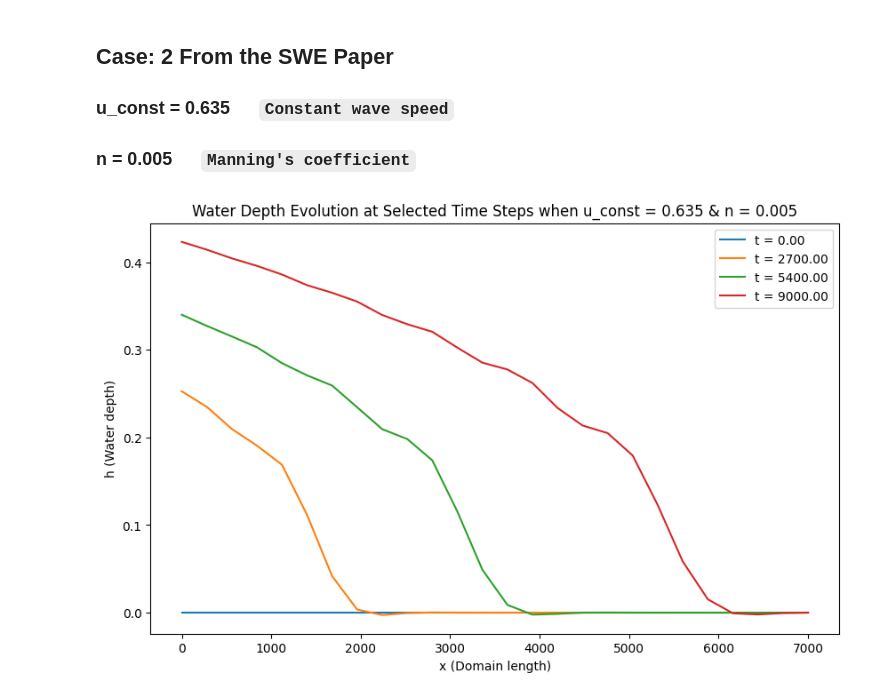
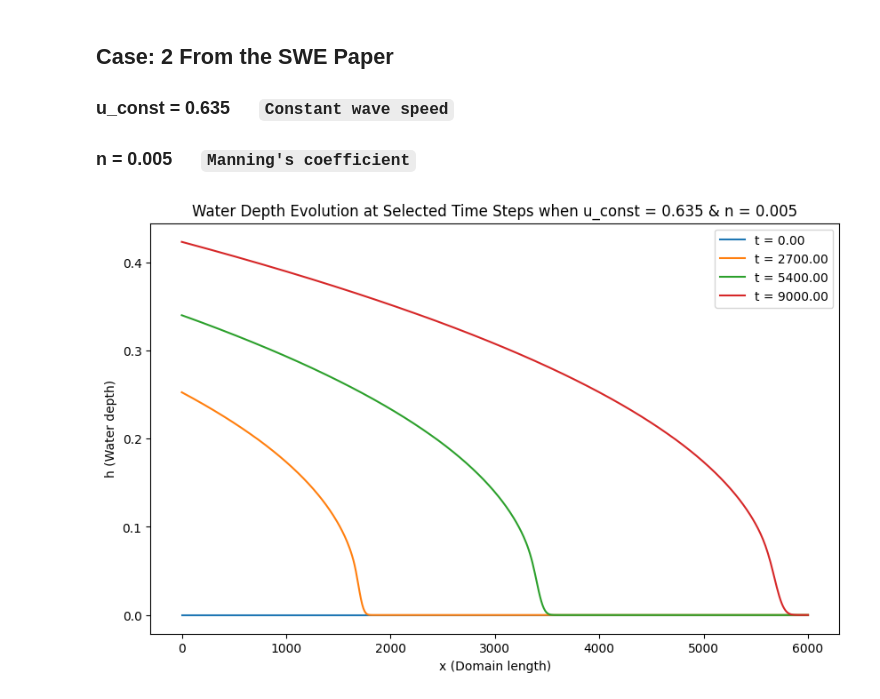
Before and after one commit to partha-sakha-paul/FEniCS_Landlab, a Jupyter notebook: SWE_1D_FEniCS_with_LinearSolver.ipynb, the cells around one changed output. Saved outputs shown, nothing was run; the diff lists cells and outputs as text; code cells hidden in the pictures.

```diff
--- a/SWE_1D_FEniCS_with_LinearSolver.ipynb
+++ b/SWE_1D_FEniCS_with_LinearSolver.ipynb
@@ -15,8 +15,8 @@ from ufl import TrialFunction, TestFunction, dx, grad
 from dolfinx.fem.petsc import LinearProblem
 
 # Define parameters
-Lx = 5000.0           # Domain length
-nx = 25            # Number of elements
+Lx = 4000.0           # Domain length
+nx = 500            # Number of elements
 dt = 1           # Time step
 T = 9000.0
 num_steps = int(T / dt)     # Number of time steps
@@ -109,8 +109,8 @@ from ufl import TrialFunction, TestFunction, dx, grad
 from dolfinx.fem.petsc import LinearProblem
 
 # Define parameters
-Lx = 7000.0           # Domain length
-nx = 25            # Number of elements
+Lx = 6000.0           # Domain length
+nx = 500            # Number of elements
 dt = 1           # Time step
 T = 9000.0
 num_steps = int(T / dt)     # Number of time steps
@@ -154,31 +154,31 @@ problem = LinearProblem(a, L, u=h, bcs=boundary_conditions)
 # plot_steps = [0, num_steps // 4, num_steps // 2, 3 * num_steps // 4, num_steps]  # Steps to plot
 plot_steps = [0, num_steps // (10/3) + 1, num_steps // (10/6) + 1, num_steps]  # Steps to plot
 fig, ax = plt.subplots(figsize=(10, 6))
 
 for step in range(num_steps+1):
     t = step * dt
 
     # Update boundary condition at x = 0
     h_bc.value = upstream_bc(t)
 
     # Solve the variational form
     h.x.array[:] = problem.solve().x.array[:]
 
     # Update previous solution
     h_prev.x.array[:] = h.x.array[:]
 
     # Plot h at selected steps
     if step in plot_steps:
         x = domain.geometry.x[:, 0]  # Extract x-coordinates from mesh
         # print(x)
         h_values = h.x.array
         ax.plot(x, h_values, label=f"t = {t:.2f}")
 
 # Add labels and legend
 ax.set_xlabel("x (Domain length)")
 ax.set_ylabel("h (Water depth)")
 ax.set_title("Water Depth Evolution at Selected Time Steps when u_const = 0.635 & n = 0.005")
 ax.legend()
 plt.show()
 # %% [output]
-[figure, old version]
+[figure, new version]
```
Also changed, not shown: parts of 1 cell of this notebook.
